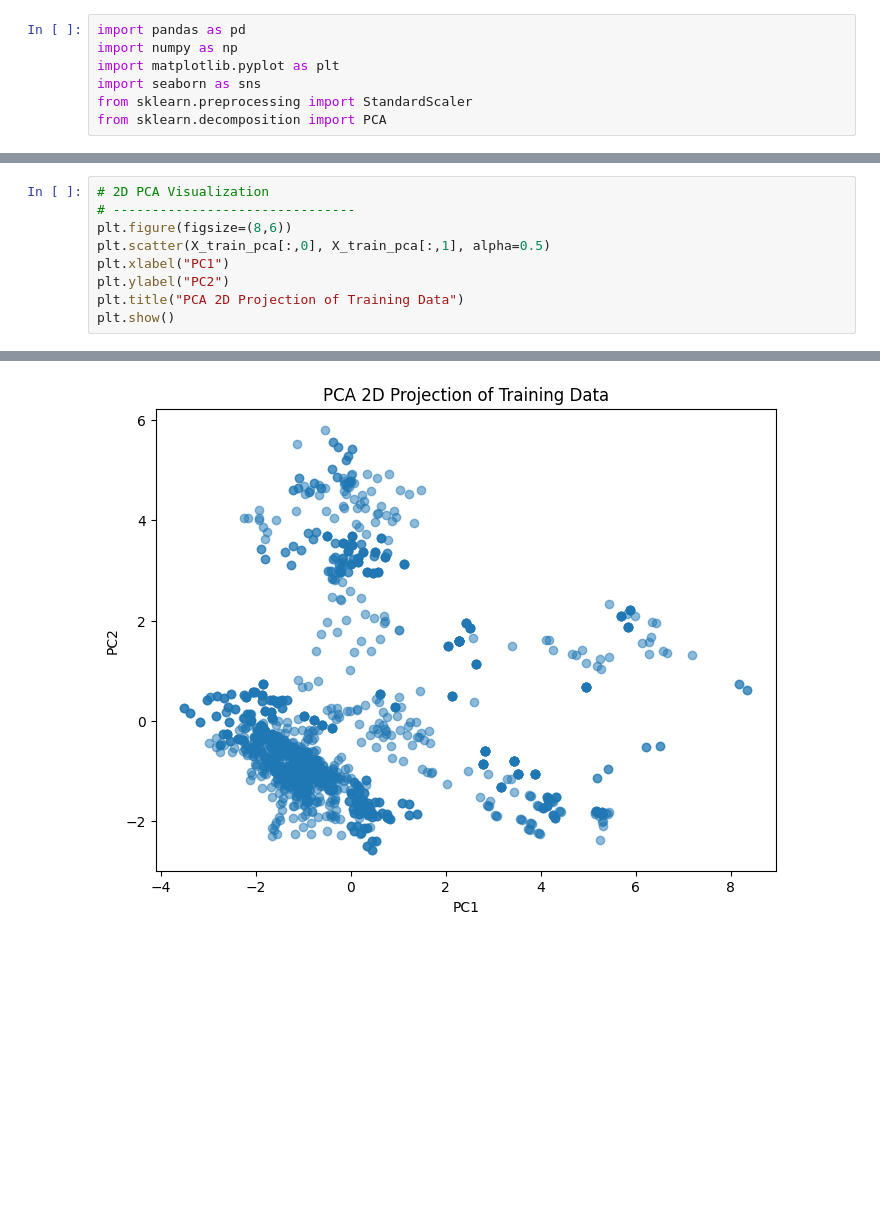
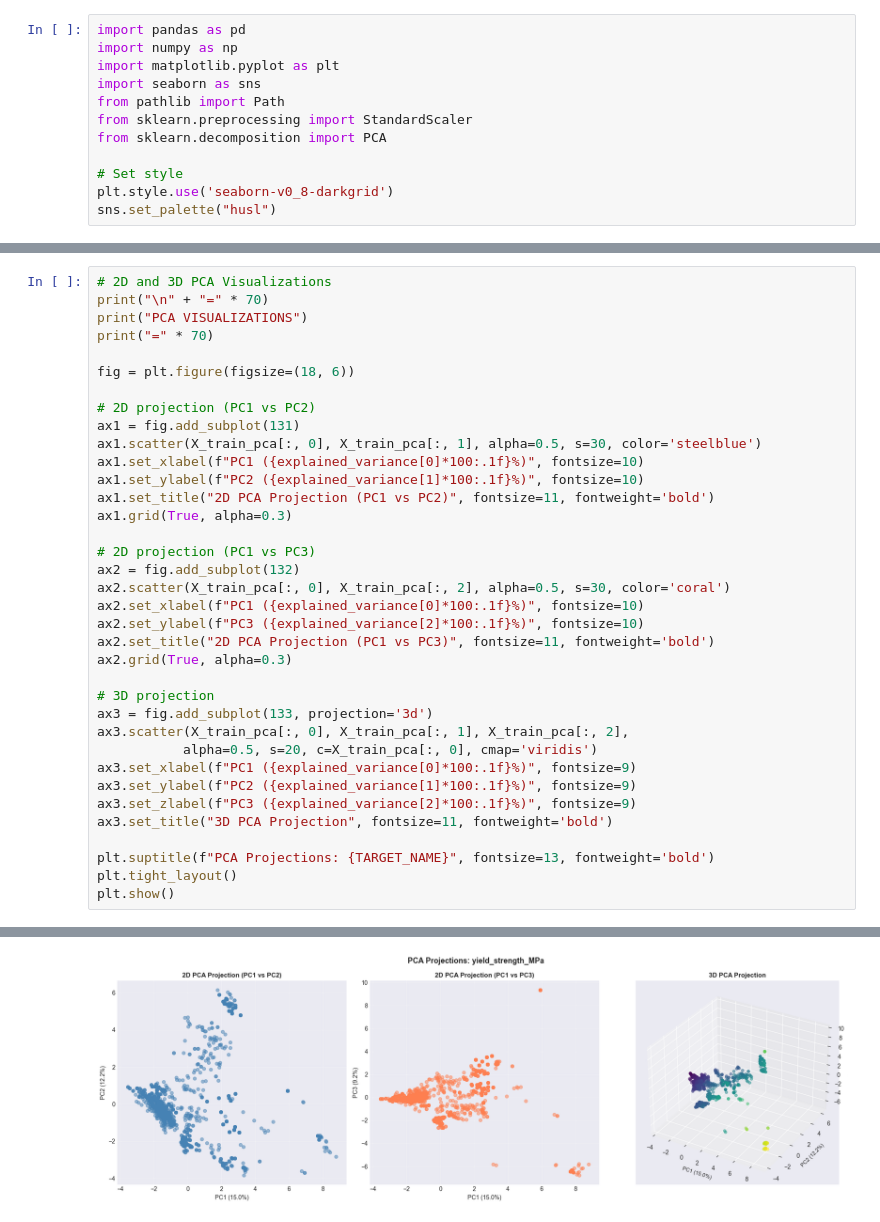
Before and after one commit to kevlariii/weld-quality, a Jupyter notebook: src/data/04. pca.ipynb, the cells around one changed output, grey strips where cells are left out. Drawn from its saved outputs; the diff is of its cells as text; blank space fills up the shorter version.

```diff
--- a/src/data/04. pca.ipynb
+++ b/src/data/04. pca.ipynb
@@ -3,6 +3,11 @@ import pandas as pd
 import numpy as np
 import matplotlib.pyplot as plt
 import seaborn as sns
+from pathlib import Path
 from sklearn.preprocessing import StandardScaler
 from sklearn.decomposition import PCA
+
+# Set style
+plt.style.use('seaborn-v0_8-darkgrid')
+sns.set_palette("husl")
 # %%
@@ -73,10 +182,37 @@ X_test reduced shape:  (21, 20)
 # %%
-# 2D PCA Visualization
-# -------------------------------
-plt.figure(figsize=(8,6))
-plt.scatter(X_train_pca[:,0], X_train_pca[:,1], alpha=0.5)
-plt.xlabel("PC1")
-plt.ylabel("PC2")
-plt.title("PCA 2D Projection of Training Data")
+# 2D and 3D PCA Visualizations
+print("\n" + "=" * 70)
+print("PCA VISUALIZATIONS")
+print("=" * 70)
+
+fig = plt.figure(figsize=(18, 6))
+
+# 2D projection (PC1 vs PC2)
+ax1 = fig.add_subplot(131)
+ax1.scatter(X_train_pca[:, 0], X_train_pca[:, 1], alpha=0.5, s=30, color='steelblue')
+ax1.set_xlabel(f"PC1 ({explained_variance[0]*100:.1f}%)", fontsize=10)
+ax1.set_ylabel(f"PC2 ({explained_variance[1]*100:.1f}%)", fontsize=10)
+ax1.set_title("2D PCA Projection (PC1 vs PC2)", fontsize=11, fontweight='bold')
+ax1.grid(True, alpha=0.3)
+
+# 2D projection (PC1 vs PC3)
+ax2 = fig.add_subplot(132)
+ax2.scatter(X_train_pca[:, 0], X_train_pca[:, 2], alpha=0.5, s=30, color='coral')
+ax2.set_xlabel(f"PC1 ({explained_variance[0]*100:.1f}%)", fontsize=10)
+ax2.set_ylabel(f"PC3 ({explained_variance[2]*100:.1f}%)", fontsize=10)
+ax2.set_title("2D PCA Projection (PC1 vs PC3)", fontsize=11, fontweight='bold')
+ax2.grid(True, alpha=0.3)
+
+# 3D projection
+ax3 = fig.add_subplot(133, projection='3d')
+ax3.scatter(X_train_pca[:, 0], X_train_pca[:, 1], X_train_pca[:, 2],
+           alpha=0.5, s=20, c=X_train_pca[:, 0], cmap='viridis')
+ax3.set_xlabel(f"PC1 ({explained_variance[0]*100:.1f}%)", fontsize=9)
+ax3.set_ylabel(f"PC2 ({explained_variance[1]*100:.1f}%)", fontsize=9)
+ax3.set_zlabel(f"PC3 ({explained_variance[2]*100:.1f}%)", fontsize=9)
+ax3.set_title("3D PCA Projection", fontsize=11, fontweight='bold')
+
+plt.suptitle(f"PCA Projections: {TARGET_NAME}", fontsize=13, fontweight='bold')
+plt.tight_layout()
 plt.show()
 # %% [output]
@@ -83,2 +222,2 @@ plt.show()
-[figure, old version]
+[figure, new version]
 # %%
```
Also changed, not shown: parts of 9 cells of this notebook.
